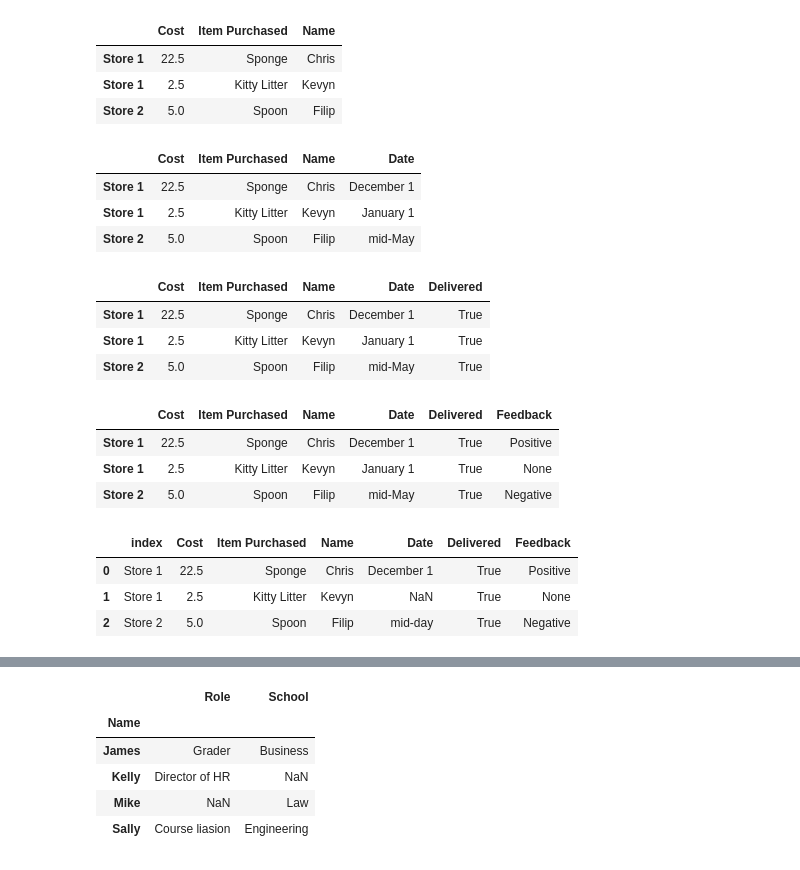
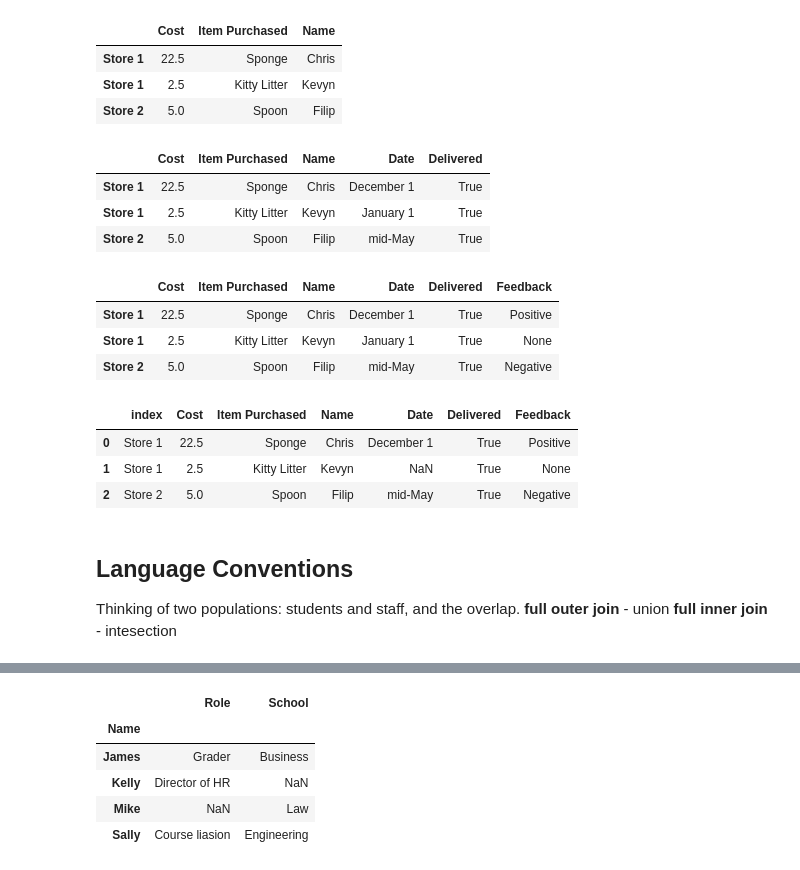
Before and after one commit to pbenmoser4/coursera, a Jupyter notebook: michigan_data_science/01_introduction/notes/week_three.ipynb, the cells around one changed output, grey strips where cells are left out. Saved outputs shown, nothing was run; the diff lists cells and outputs as text; code cells hidden in the pictures.

```diff
--- a/michigan_data_science/01_introduction/notes/week_three.ipynb
+++ b/michigan_data_science/01_introduction/notes/week_three.ipynb
@@ -16,10 +3,11 @@ import pandas as pd
 # %%
-df = pd.DataFrame([
-    {'Name': 'Chris', 'Item Purchased': 'Sponge', 'Cost': 22.50},
-    {'Name': 'Kevyn', 'Item Purchased': 'Kitty Litter', 'Cost': 2.50},
-    {'Name': 'Filip', 'Item Purchased': 'Spoon', 'Cost': 5.00}],
-    index = ['Store 1', 'Store 1', 'Store 2']
-)
+import pandas as pd
+
+df = pd.DataFrame([{'Name': "Chris", "Item Purchased": "Sponge", "Cost": 22.50},
+                   {'Name': 'Kevyn', 'Item Purchased': 'Kitty Litter', 'Cost': 2.50},
+                  {'Name': 'Filip', 'Item Purchased': 'Spoon', 'Cost': 5.00}],
+                 index=['Store 1', 'Store 1', 'Store 2'])
+
 df
 # %% [output]
 |  | Cost | Item Purchased | Name |
@@ -31,18 +21,10 @@ df['Date'] = ['December 1', 'January 1', 'mid-May']
 # %%
 df
 # %% [output]
-|  | Cost | Item Purchased | Name | Date |
-| Store 1 | 22.5 | Sponge | Chris | December 1 |
-| Store 1 | 2.5 | Kitty Litter | Kevyn | January 1 |
-| Store 2 | 5.0 | Spoon | Filip | mid-May |
+|  | Cost | Item Purchased | Name | Date | Delivered |
+| Store 1 | 22.5 | Sponge | Chris | December 1 | True |
+| Store 1 | 2.5 | Kitty Litter | Kevyn | January 1 | True |
+| Store 2 | 5.0 | Spoon | Filip | mid-May | True |
-# %%
-df['Delivered'] = True
-df
-# %% [output]
-|  | Cost | Item Purchased | Name | Date | Delivered |
-| Store 1 | 22.5 | Sponge | Chris | December 1 | True |
-| Store 1 | 2.5 | Kitty Litter | Kevyn | January 1 | True |
-| Store 2 | 5.0 | Spoon | Filip | mid-May | True |
 # %%
 df['Feedback'] = ['Positive', None, 'Negative']
 df
@@ -53,10 +35,10 @@ df
 | Store 2 | 5.0 | Spoon | Filip | mid-May | True | Negative |
 # %%
 adf = df.reset_index()
-adf['Date'] = pd.Series({0: 'December 1', 2: 'mid-day'})
+adf['Date'] = pd.Series({0: 'December 1', 2: 'mid-May'})
 adf
 # %% [output]
 |  | index | Cost | Item Purchased | Name | Date | Delivered | Feedback |
 | 0 | Store 1 | 22.5 | Sponge | Chris | December 1 | True | Positive |
 | 1 | Store 1 | 2.5 | Kitty Litter | Kevyn | NaN | True | None |
-| 2 | Store 2 | 5.0 | Spoon | Filip | mid-day | True | Negative |
+| 2 | Store 2 | 5.0 | Spoon | Filip | mid-May | True | Negative |
@@ -67,3 +45,8 @@ adf
+# %% [markdown]
+## Language Conventions
+Thinking of two populations: students and staff, and the overlap.
+**full outer join** - union
+**full inner join** - intesection
 # %%
 staff_df = pd.DataFrame([{'Name': 'Kelly', 'Role': 'Director of HR'},
                          {'Name': 'Sally', 'Role': 'Course liasion'},
```
Also changed, not shown: parts of 48 cells of this notebook.
